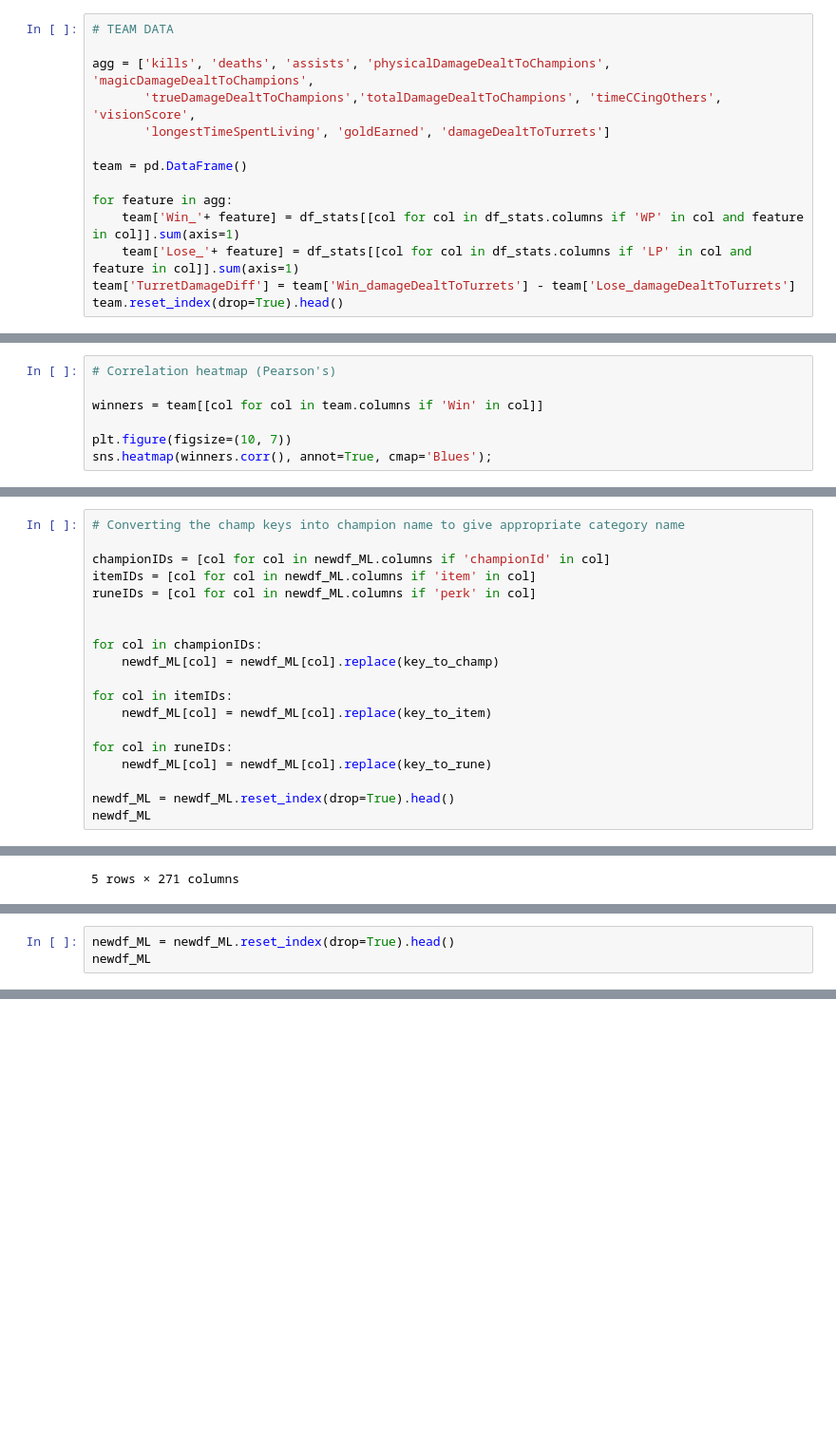
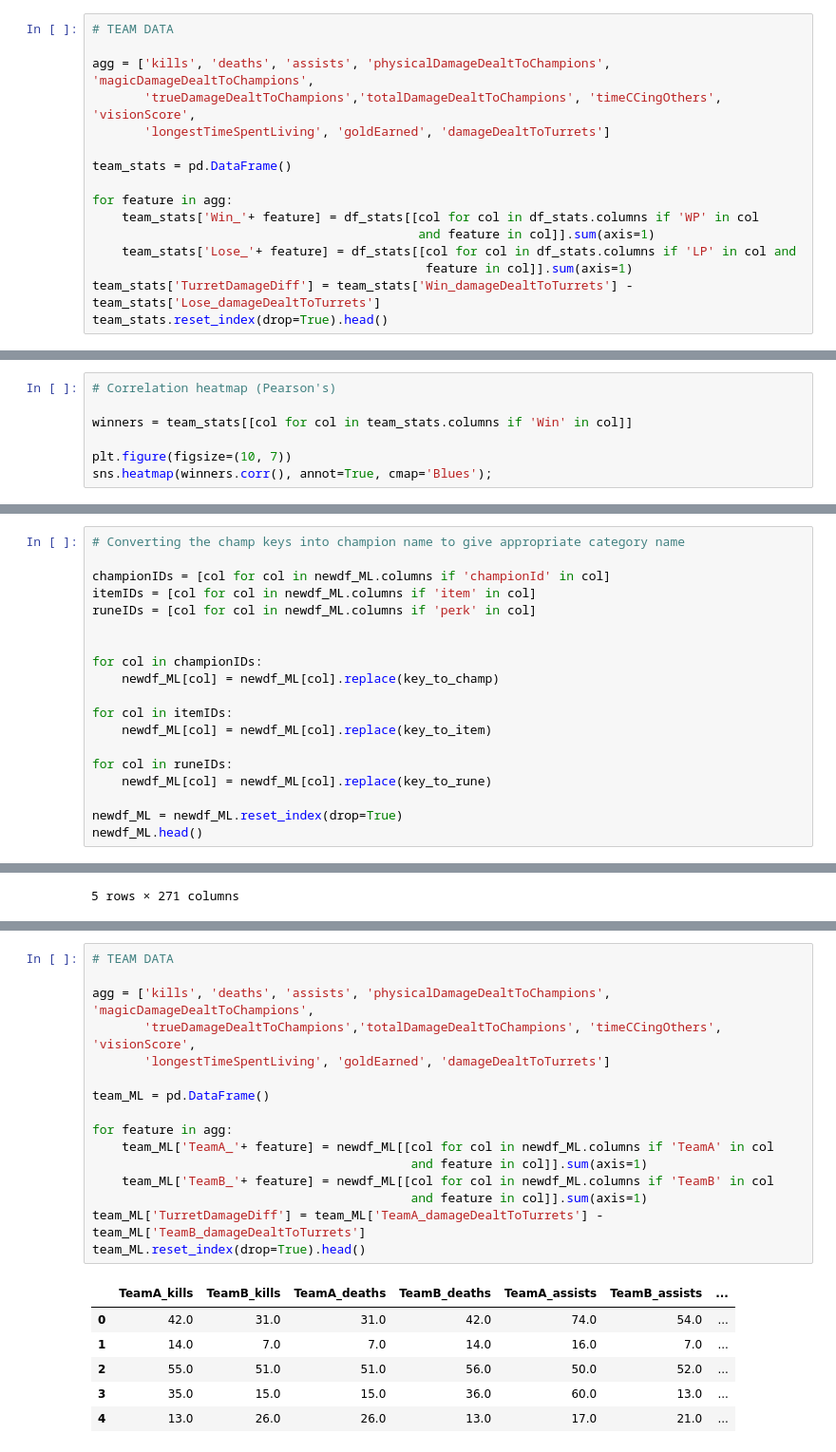
Before and after one commit to Fryman93/SprungBoard, a Jupyter notebook: Capstone 1/LoL.ipynb, the cells around one changed output, grey strips where cells are left out. Shown at 95% size. Cells and saved outputs as stored; diff of their text form; blank space fills up the shorter version.

```diff
--- a/Capstone 1/LoL.ipynb
+++ b/Capstone 1/LoL.ipynb
@@ -209,13 +212,15 @@ agg = ['kills', 'deaths', 'assists', 'physicalDamageDealtToChampions', 'magicDam
        'trueDamageDealtToChampions','totalDamageDealtToChampions', 'timeCCingOthers', 'visionScore',
        'longestTimeSpentLiving', 'goldEarned', 'damageDealtToTurrets']
 
-team = pd.DataFrame()
+team_stats = pd.DataFrame()
 
 for feature in agg:
-    team['Win_'+ feature] = df_stats[[col for col in df_stats.columns if 'WP' in col and feature in col]].sum(axis=1)
-    team['Lose_'+ feature] = df_stats[[col for col in df_stats.columns if 'LP' in col and feature in col]].sum(axis=1)
-team['TurretDamageDiff'] = team['Win_damageDealtToTurrets'] - team['Lose_damageDealtToTurrets']
-team.reset_index(drop=True).head()
+    team_stats['Win_'+ feature] = df_stats[[col for col in df_stats.columns if 'WP' in col
+                                            and feature in col]].sum(axis=1)
+    team_stats['Lose_'+ feature] = df_stats[[col for col in df_stats.columns if 'LP' in col and
+                                             feature in col]].sum(axis=1)
+team_stats['TurretDamageDiff'] = team_stats['Win_damageDealtToTurrets'] - team_stats['Lose_damageDealtToTurrets']
+team_stats.reset_index(drop=True).head()
 # %% [output]
 |  | Win_kills | Lose_kills | Win_deaths | Lose_deaths | Win_assists | Lose_assists | Win_physicalDamageDealtToChampions | ... |
 | 0 | 42.0 | 31.0 | 31.0 | 42.0 | 74.0 | 54.0 | 53489.0 | ... |
@@ -277,7 +282,7 @@ I created a correlation heatmap that shows the Pearson's correlation coefficient
 # %%
 # Correlation heatmap (Pearson's)
 
-winners = team[[col for col in team.columns if 'Win' in col]]
+winners = team_stats[[col for col in team_stats.columns if 'Win' in col]]
 
 plt.figure(figsize=(10, 7))
 sns.heatmap(winners.corr(), annot=True, cmap='Blues');
@@ -688,8 +701,8 @@ for col in itemIDs:
 for col in runeIDs:
     newdf_ML[col] = newdf_ML[col].replace(key_to_rune)
 
-newdf_ML = newdf_ML.reset_index(drop=True).head()
-newdf_ML
+newdf_ML = newdf_ML.reset_index(drop=True)
+newdf_ML.head()
 # %% [output]
 |  | TeamA_P1_item0 | TeamA_P1_item1 | TeamA_P1_item2 | TeamA_P1_item3 | TeamA_P1_item4 | TeamA_P1_item5 | ... |
 | 0 | Enchantment: Cinderhulk | Mercury's Treads | Trinity Force | Sterak's Gage | Chain Vest | Giant's Belt | ... |
@@ -703,3 +713,0 @@ newdf_ML
-# %%
-newdf_ML = newdf_ML.reset_index(drop=True).head()
-newdf_ML
@@ -713,0 +714,23 @@ newdf_ML
+# %%
+# TEAM DATA
+
+agg = ['kills', 'deaths', 'assists', 'physicalDamageDealtToChampions', 'magicDamageDealtToChampions',
+       'trueDamageDealtToChampions','totalDamageDealtToChampions', 'timeCCingOthers', 'visionScore',
+       'longestTimeSpentLiving', 'goldEarned', 'damageDealtToTurrets']
+
+team_ML = pd.DataFrame()
+
+for feature in agg:
+    team_ML['TeamA_'+ feature] = newdf_ML[[col for col in newdf_ML.columns if 'TeamA' in col
+                                           and feature in col]].sum(axis=1)
+    team_ML['TeamB_'+ feature] = newdf_ML[[col for col in newdf_ML.columns if 'TeamB' in col
+                                           and feature in col]].sum(axis=1)
+team_ML['TurretDamageDiff'] = team_ML['TeamA_damageDealtToTurrets'] - team_ML['TeamB_damageDealtToTurrets']
+team_ML.reset_index(drop=True).head()
+# %% [output]
+|  | TeamA_kills | TeamB_kills | TeamA_deaths | TeamB_deaths | TeamA_assists | TeamB_assists | ... |
+| 0 | 42.0 | 31.0 | 31.0 | 42.0 | 74.0 | 54.0 | ... |
+| 1 | 14.0 | 7.0 | 7.0 | 14.0 | 16.0 | 7.0 | ... |
+| 2 | 55.0 | 51.0 | 51.0 | 56.0 | 50.0 | 52.0 | ... |
+| 3 | 35.0 | 15.0 | 15.0 | 36.0 | 60.0 | 13.0 | ... |
+| 4 | 13.0 | 26.0 | 26.0 | 13.0 | 17.0 | 21.0 | ... |
```
Also changed, not shown: parts of 40 cells of this notebook.
